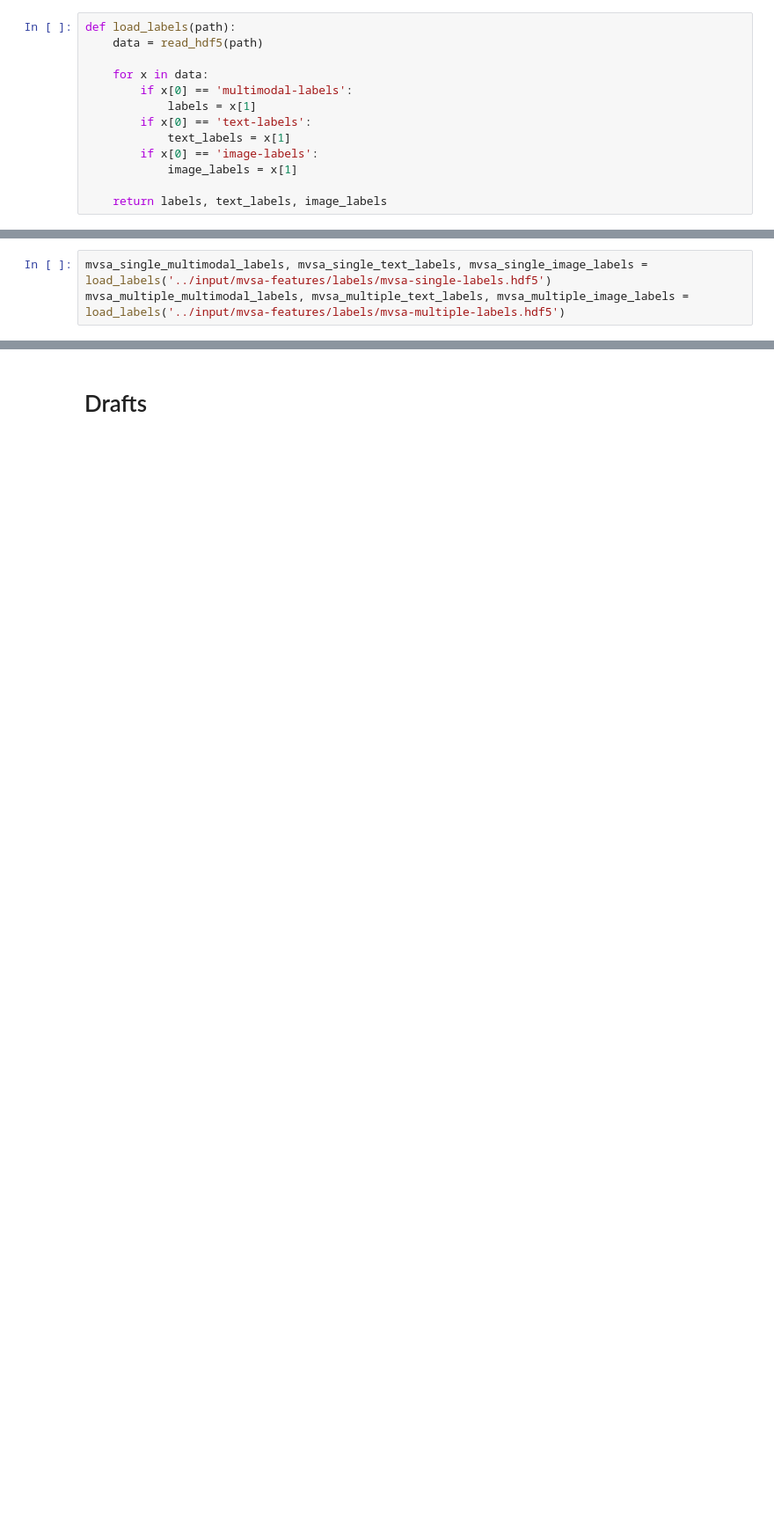
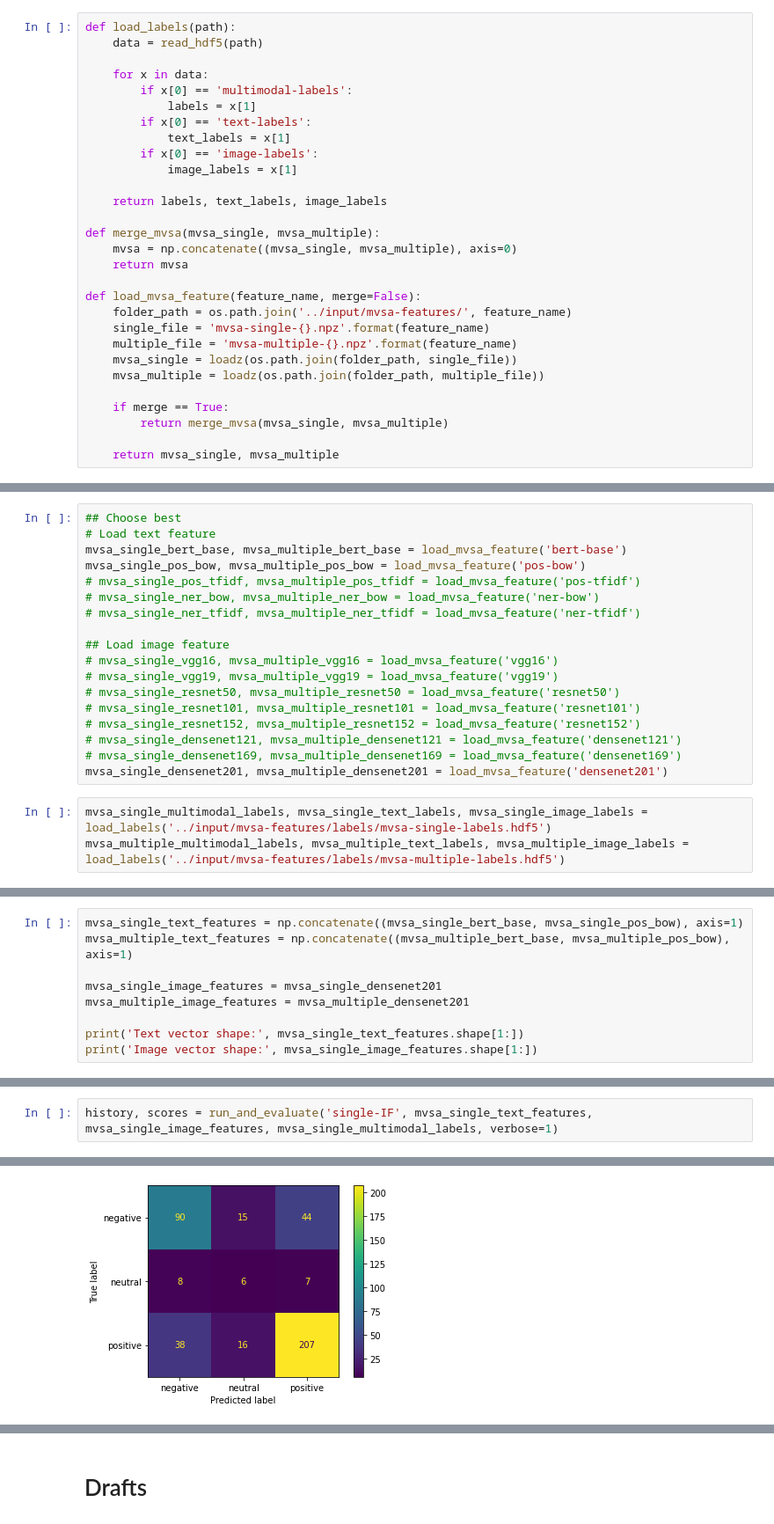
Before and after one commit to nhmt120/multimodal-sentiment-analysis, a Jupyter notebook: intermediate-fusion.ipynb, the cells around one changed output, grey strips where cells are left out. Shown at 88% size. Drawn from its saved outputs; the diff is of its cells as text; blank space fills up the shorter version.

Commit message:
Run save with bertpb and dense201.

```diff
--- a/intermediate-fusion.ipynb
+++ b/intermediate-fusion.ipynb
@@ -77,3 +78,19 @@ def load_labels(path):
             image_labels = x[1]
 
     return labels, text_labels, image_labels
+
+def merge_mvsa(mvsa_single, mvsa_multiple):
+    mvsa = np.concatenate((mvsa_single, mvsa_multiple), axis=0)
+    return mvsa
+
+def load_mvsa_feature(feature_name, merge=False):
+    folder_path = os.path.join('../input/mvsa-features/', feature_name)
+    single_file = 'mvsa-single-{}.npz'.format(feature_name)
+    multiple_file = 'mvsa-multiple-{}.npz'.format(feature_name)
+    mvsa_single = loadz(os.path.join(folder_path, single_file))
+    mvsa_multiple = loadz(os.path.join(folder_path, multiple_file))
+
+    if merge == True:
+        return merge_mvsa(mvsa_single, mvsa_multiple)
+
+    return mvsa_single, mvsa_multiple
@@ -87,3 +198,21 @@ mvsa_multiple_vgg16 = loadz('../input/mvsa-features/vgg16/mvsa-multiple-vgg16.np
+# %%
+## Choose best
+# Load text feature
+mvsa_single_bert_base, mvsa_multiple_bert_base = load_mvsa_feature('bert-base')
+mvsa_single_pos_bow, mvsa_multiple_pos_bow = load_mvsa_feature('pos-bow')
+# mvsa_single_pos_tfidf, mvsa_multiple_pos_tfidf = load_mvsa_feature('pos-tfidf')
+# mvsa_single_ner_bow, mvsa_multiple_ner_bow = load_mvsa_feature('ner-bow')
+# mvsa_single_ner_tfidf, mvsa_multiple_ner_tfidf = load_mvsa_feature('ner-tfidf')
+
+## Load image feature
+# mvsa_single_vgg16, mvsa_multiple_vgg16 = load_mvsa_feature('vgg16')
+# mvsa_single_vgg19, mvsa_multiple_vgg19 = load_mvsa_feature('vgg19')
+# mvsa_single_resnet50, mvsa_multiple_resnet50 = load_mvsa_feature('resnet50')
+# mvsa_single_resnet101, mvsa_multiple_resnet101 = load_mvsa_feature('resnet101')
+# mvsa_single_resnet152, mvsa_multiple_resnet152 = load_mvsa_feature('resnet152')
+# mvsa_single_densenet121, mvsa_multiple_densenet121 = load_mvsa_feature('densenet121')
+# mvsa_single_densenet169, mvsa_multiple_densenet169 = load_mvsa_feature('densenet169')
+mvsa_single_densenet201, mvsa_multiple_densenet201 = load_mvsa_feature('densenet201')
 # %%
 mvsa_single_multimodal_labels, mvsa_single_text_labels, mvsa_single_image_labels = load_labels('../input/mvsa-features/labels/mvsa-single-labels.hdf5')
 mvsa_multiple_multimodal_labels, mvsa_multiple_text_labels, mvsa_multiple_image_labels = load_labels('../input/mvsa-features/labels/mvsa-multiple-labels.hdf5')
@@ -99,0 +219,9 @@ def split_data(data, validation_split):
+# %%
+mvsa_single_text_features = np.concatenate((mvsa_single_bert_base, mvsa_single_pos_bow), axis=1)
+mvsa_multiple_text_features = np.concatenate((mvsa_multiple_bert_base, mvsa_multiple_pos_bow), axis=1)
+
+mvsa_single_image_features = mvsa_single_densenet201
+mvsa_multiple_image_features = mvsa_multiple_densenet201
+
+print('Text vector shape:', mvsa_single_text_features.shape[1:])
+print('Image vector shape:', mvsa_single_image_features.shape[1:])
@@ -273,0 +243,3 @@ plt.show()
+# %%
+history, scores = run_and_evaluate('single-IF', mvsa_single_text_features, mvsa_single_image_features, mvsa_single_multimodal_labels, verbose=1)
+# %% [output]
@@ -273,0 +278 @@ plt.show()
+[figure, added]
```
Also changed, not shown: parts of 33 cells of this notebook.
